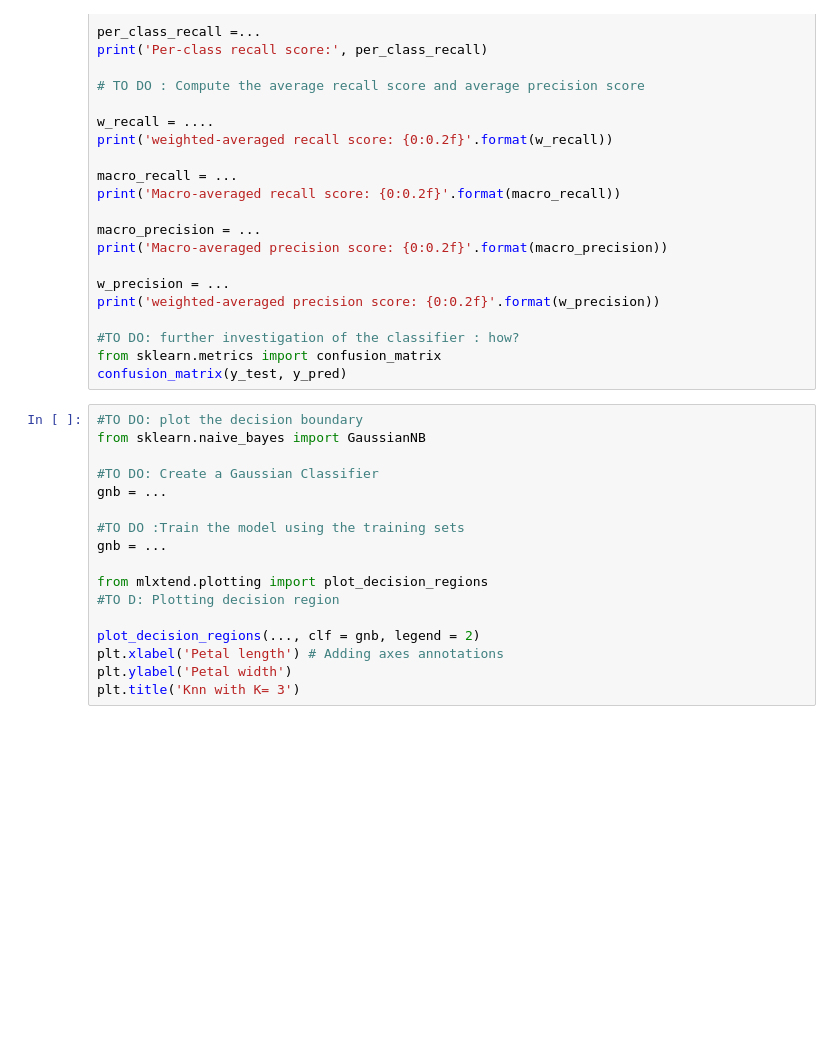
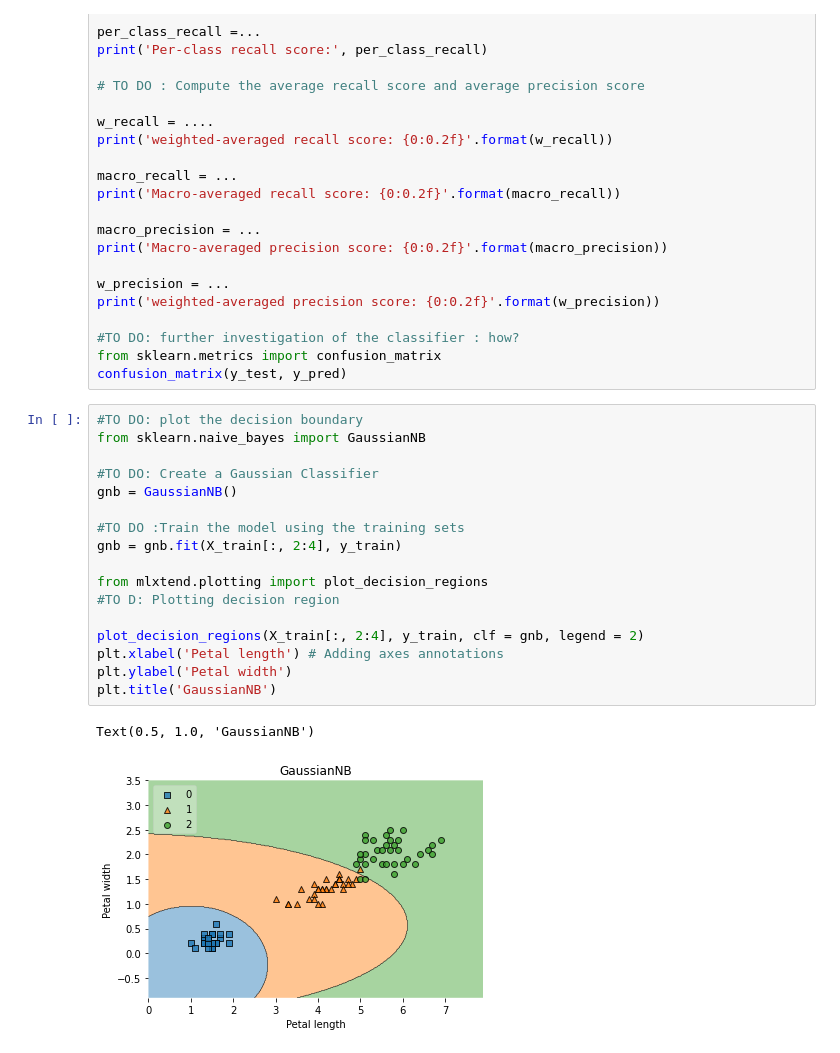
Before and after one commit to CristianCosci/LAB_MachineLearning_course, a Jupyter notebook: LAB_decisionTrees_KNN_NBayes_TODO.ipynb, the cells around one changed output. Drawn from its saved outputs; the diff is of its cells as text; blank space fills up the shorter version.

```diff
--- a/LAB_decisionTrees_KNN_NBayes_TODO.ipynb
+++ b/LAB_decisionTrees_KNN_NBayes_TODO.ipynb
@@ -559,17 +559,20 @@ confusion_matrix(y_test, y_pred)
 # %%
 #TO DO: plot the decision boundary
 from sklearn.naive_bayes import GaussianNB
 
 #TO DO: Create a Gaussian Classifier
-gnb = ...
+gnb = GaussianNB()
 
 #TO DO :Train the model using the training sets
-gnb = ...
+gnb = gnb.fit(X_train[:, 2:4], y_train)
 
 from mlxtend.plotting import plot_decision_regions
 #TO D: Plotting decision region
 
-plot_decision_regions(..., clf = gnb, legend = 2)
+plot_decision_regions(X_train[:, 2:4], y_train, clf = gnb, legend = 2)
 plt.xlabel('Petal length') # Adding axes annotations
 plt.ylabel('Petal width')
-plt.title('Knn with K= 3')
+plt.title('GaussianNB')
+# %% [output]
+Text(0.5, 1.0, 'GaussianNB')
+[figure, added]
```
